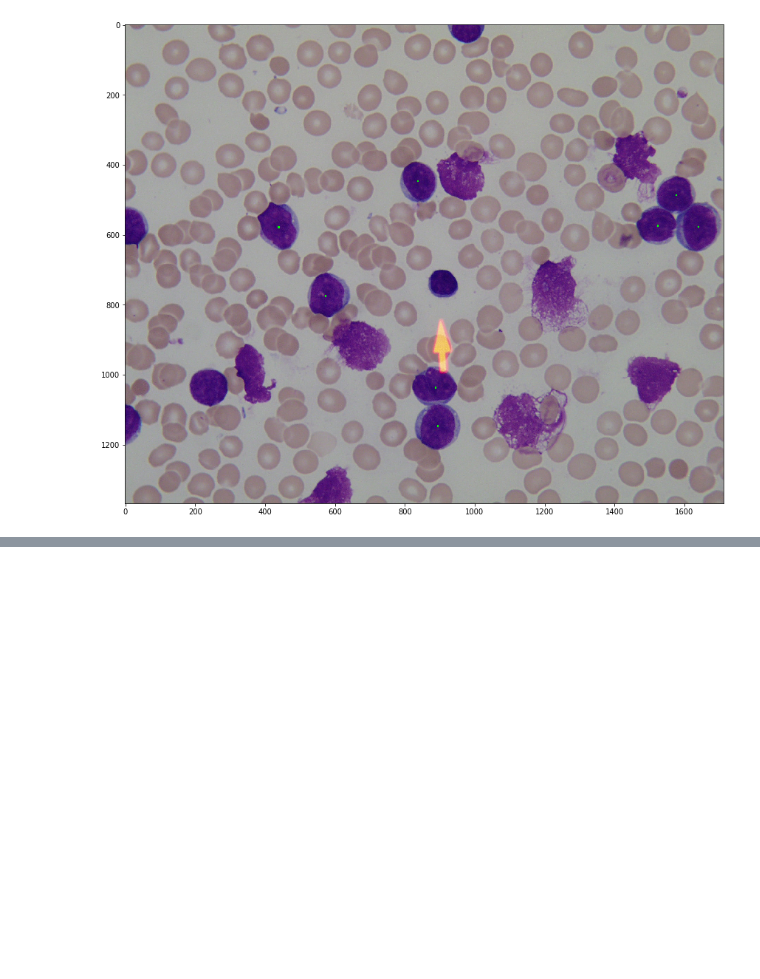
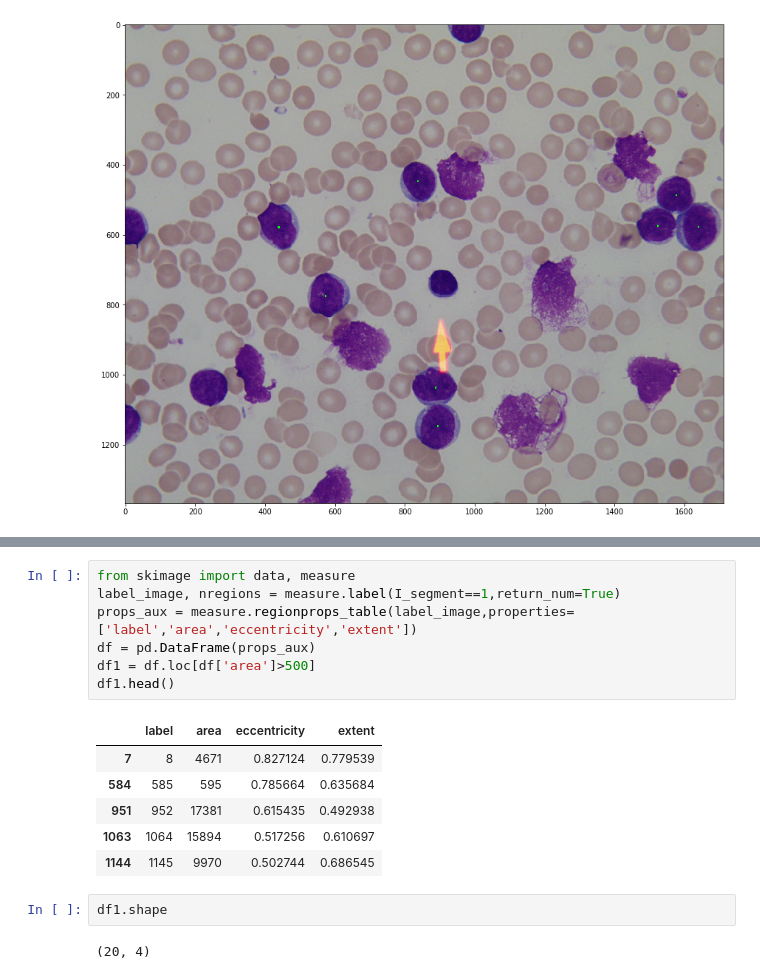
Before and after one commit to raulbenitez/LEUKEMIA_database, a Jupyter notebook: Leukemia_analysis.ipynb, the cells around one changed output, grey strips where cells are left out. Saved outputs shown, nothing was run; the diff lists cells and outputs as text; blank space fills up the shorter version.

```diff
--- a/Leukemia_analysis.ipynb
+++ b/Leukemia_analysis.ipynb
@@ -117,0 +171,18 @@ sk.io.show()
+# %%
+from skimage import data, measure
+label_image, nregions = measure.label(I_segment==1,return_num=True)
+props_aux = measure.regionprops_table(label_image,properties=['label','area','eccentricity','extent'])
+df = pd.DataFrame(props_aux)
+df1 = df.loc[df['area']>500]
+df1.head()
+# %% [output]
+|  | label | area | eccentricity | extent |
+| 7 | 8 | 4671 | 0.827124 | 0.779539 |
+| 584 | 585 | 595 | 0.785664 | 0.635684 |
+| 951 | 952 | 17381 | 0.615435 | 0.492938 |
+| 1063 | 1064 | 15894 | 0.517256 | 0.610697 |
+| 1144 | 1145 | 9970 | 0.502744 | 0.686545 |
+# %%
+df1.shape
+# %% [output]
+(20, 4)
```
Also changed, not shown: parts of 6 cells of this notebook.
